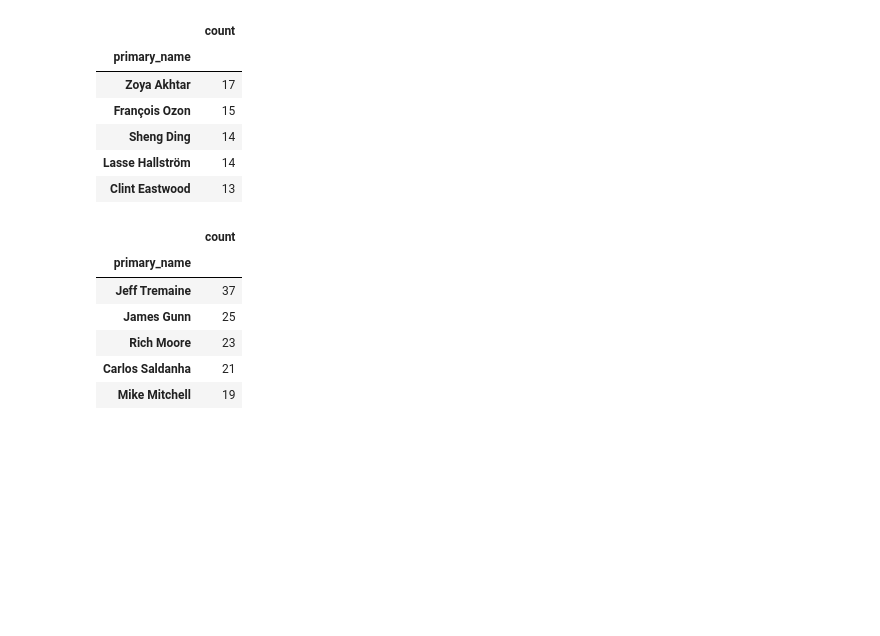
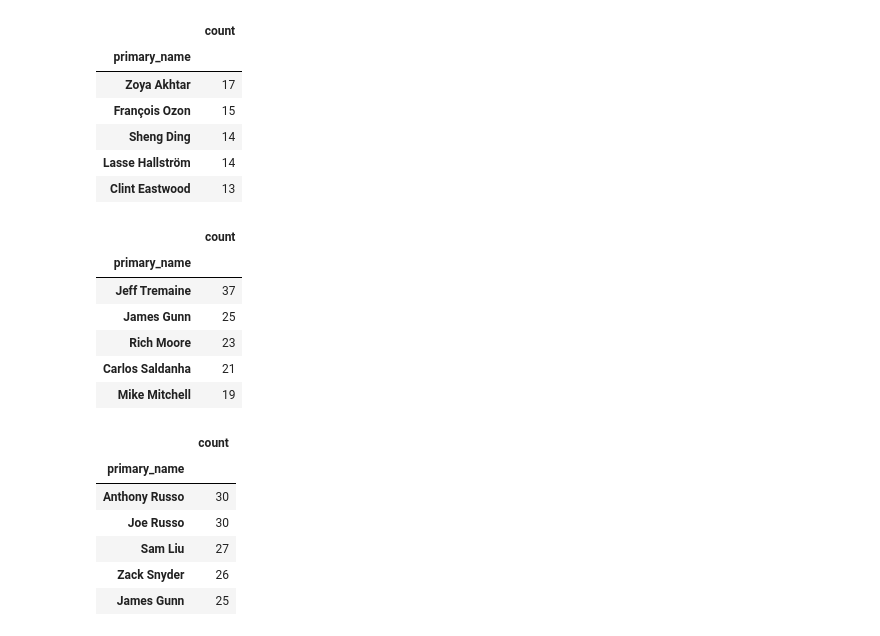
Before and after one commit to clydeochieng/dsc-phase-1-project-v2-4, a Jupyter notebook: student.ipynb, the cells around one changed output. Saved outputs shown, nothing was run; the diff lists cells and outputs as text; code cells hidden in the pictures; blank space fills up the shorter version.

```diff
--- a/student.ipynb
+++ b/student.ipynb
@@ -1065,3 +1065,17 @@ imdb_comedy_directors
 # %%
 #selecting rows meeting the above conditions for the action genre
 imdb_action_directors = imdb1.loc[(imdb1.rating == 'High') & (imdb1.genres == 'Action') & (imdb1.numvotes > 5000)]
+# %%
+#getting the top 5 directors for the comedy category
+imdb_action_directors = imdb_action_directors.primary_name.value_counts()[:5].to_frame()
+# %%
+#previewing the directors
+imdb_action_directors
+# %% [output]
+|  | count |
+| primary_name |  |
+| Anthony Russo | 30 |
+| Joe Russo | 30 |
+| Sam Liu | 27 |
+| Zack Snyder | 26 |
+| James Gunn | 25 |
```
